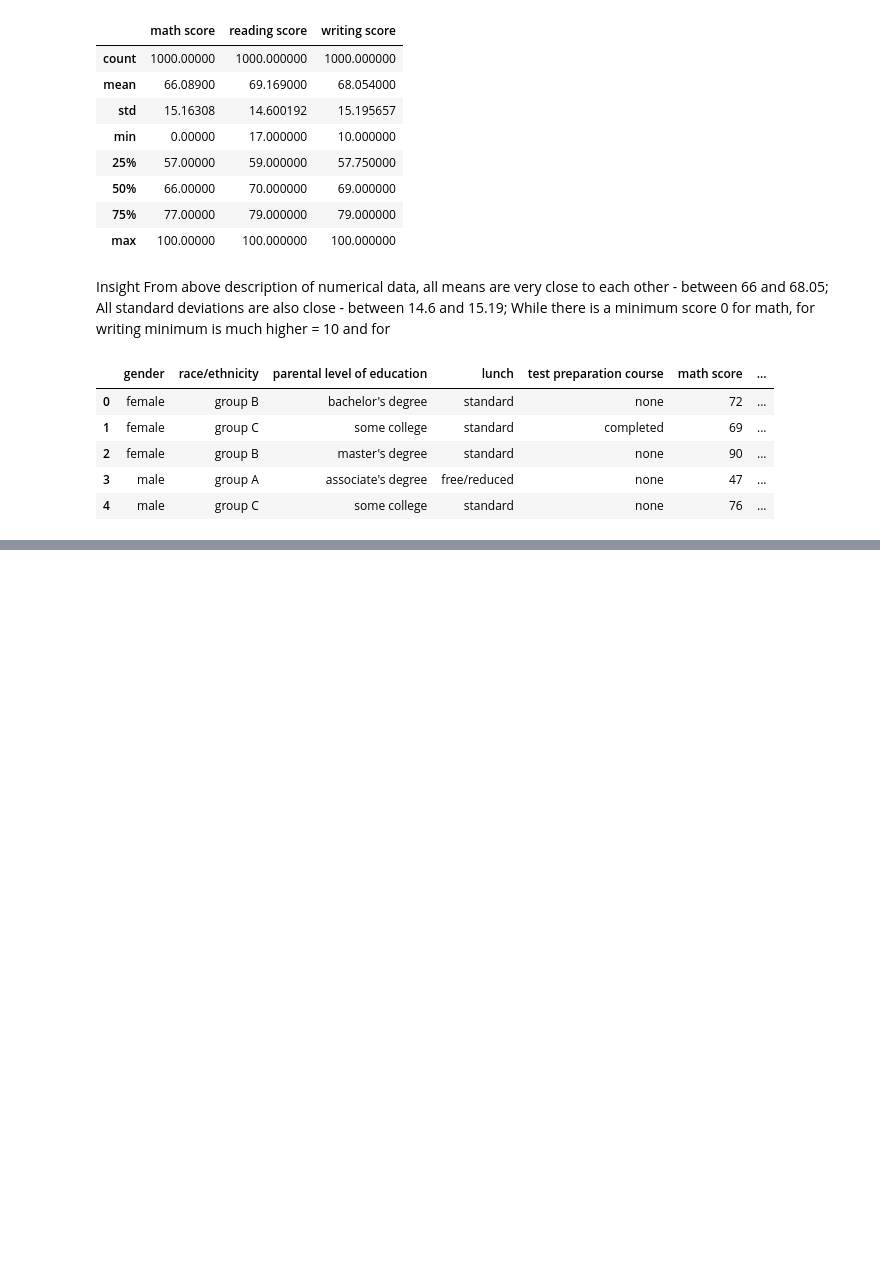
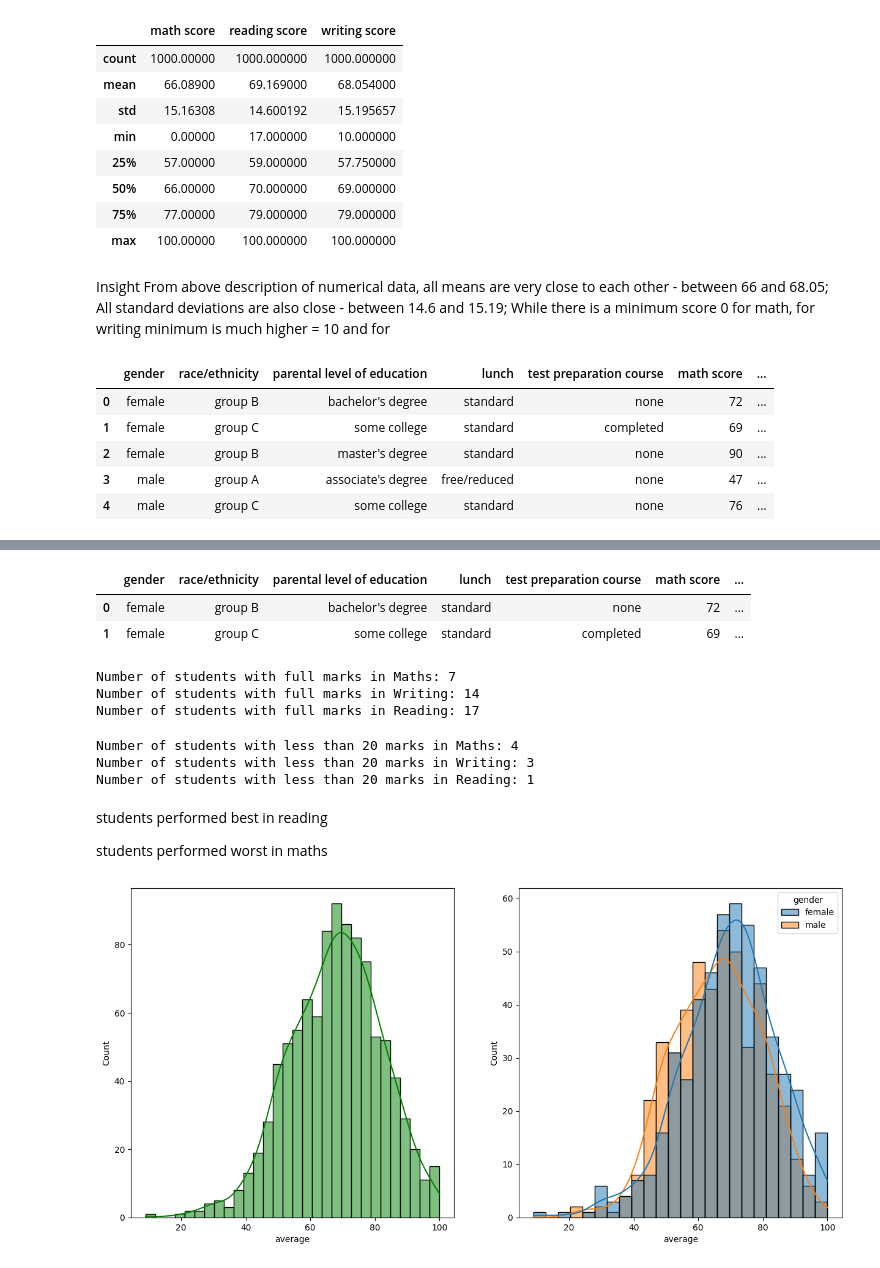
Before and after one commit to WaqiMallick64/MLproject, a Jupyter notebook: EDA.ipynb, the cells around one changed output, grey strips where cells are left out. Drawn from its saved outputs; the diff is of its cells as text; code cells hidden in the pictures; blank space fills up the shorter version.

```diff
--- a/EDA.ipynb
+++ b/EDA.ipynb
@@ -139,0 +150,46 @@ Categories in 'test preparation course' variable:      ['none' 'completed']
+# %%
+df['total_score'] = df['math score'] + df['reading score'] + df['writing score']
+df['average'] = df['total_score']/3
+# %%
+df.head(2)
+# %% [output]
+|  | gender | race/ethnicity | parental level of education | lunch | test preparation course | math score | ... |
+| 0 | female | group B | bachelor's degree | standard | none | 72 | ... |
+| 1 | female | group C | some college | standard | completed | 69 | ... |
+# %%
+reading_full = df[df['reading score'] == 100]['total_score'].count()
+writing_full = df[df['writing score'] == 100]['total_score'].count()
+math_full = df[df['math score'] == 100]['total_score'].count()
+
+print(f'Number of students with full marks in Maths: {math_full}')
+print(f'Number of students with full marks in Writing: {writing_full}')
+print(f'Number of students with full marks in Reading: {reading_full}')
+# %% [output]
+Number of students with full marks in Maths: 7
+Number of students with full marks in Writing: 14
+Number of students with full marks in Reading: 17
+# %%
+reading_less_20 = df[df['reading score'] <= 20]['average'].count()
+writing_less_20 = df[df['writing score'] <= 20]['average'].count()
+math_less_20 = df[df['math score'] <= 20]['average'].count()
+
+print(f'Number of students with less than 20 marks in Maths: {math_less_20}')
+print(f'Number of students with less than 20 marks in Writing: {writing_less_20}')
+print(f'Number of students with less than 20 marks in Reading: {reading_less_20}')
+# %% [output]
+Number of students with less than 20 marks in Maths: 4
+Number of students with less than 20 marks in Writing: 3
+Number of students with less than 20 marks in Reading: 1
+# %% [markdown]
+students performed best in reading
+
+students performed worst in maths
+# %%
+fig, axs = plt.subplots(1, 2, figsize=(15, 7))
+plt.subplot(121)
+sns.histplot(data=df,x='average',bins=30,kde=True,color='g')
+plt.subplot(122)
+sns.histplot(data=df,x='average',kde=True,hue='gender')
+plt.show()
+# %% [output]
+[figure, added]
```
Also changed, not shown: parts of 36 cells of this notebook, 6 other files.
